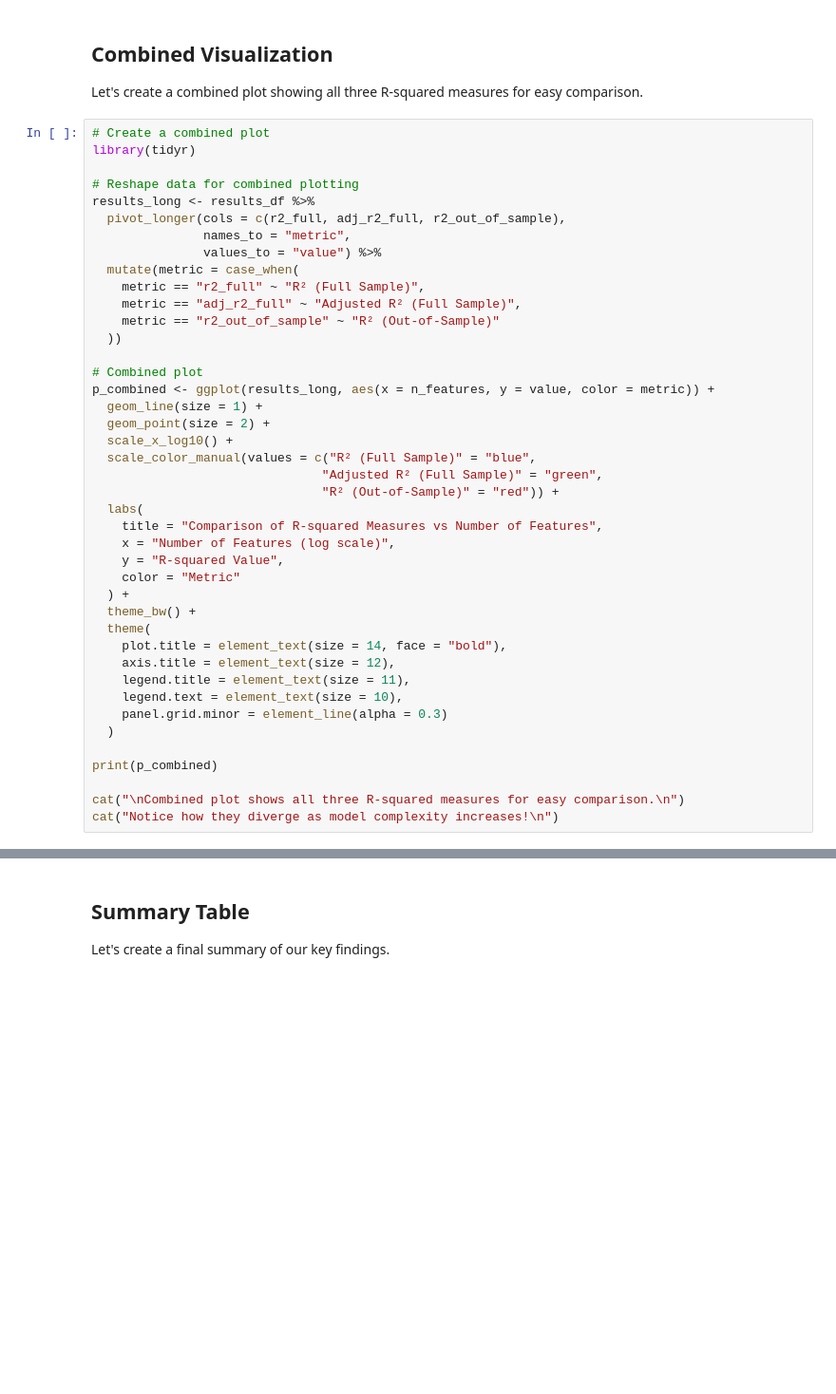
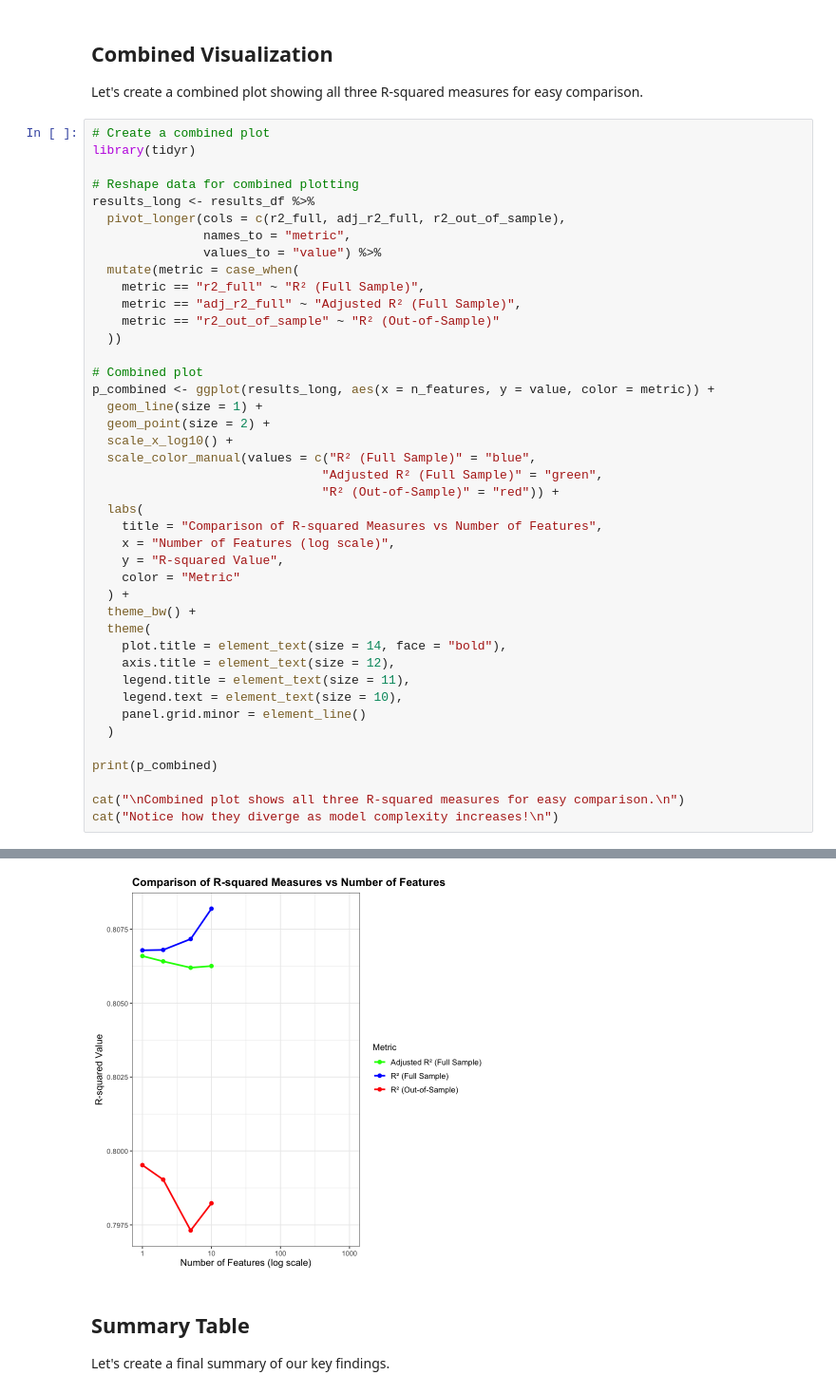
Before and after one commit to gsaco/High_Dimensional_Linear_Models, a Jupyter notebook: R/scripts/part2_overfitting.ipynb, the cells around one changed output, grey strips where cells are left out. Shown: that part at 95% size. Cells and saved outputs as stored; diff of their text form; blank space fills up the shorter version.

```diff
--- a/R/scripts/part2_overfitting.ipynb
+++ b/R/scripts/part2_overfitting.ipynb
@@ -431,10 +561,11 @@ p_combined <- ggplot(results_long, aes(x = n_features, y = value, color = metric
     axis.title = element_text(size = 12),
     legend.title = element_text(size = 11),
     legend.text = element_text(size = 10),
-    panel.grid.minor = element_line(alpha = 0.3)
+    panel.grid.minor = element_line()
   )
 
 print(p_combined)
 
 cat("\nCombined plot shows all three R-squared measures for easy comparison.\n")
 cat("Notice how they diverge as model complexity increases!\n")
+# %% [output]
@@ -441,3 +584,4 @@ cat("Notice how they diverge as model complexity increases!\n")
+[figure, added]
 # %% [markdown]
 ## Summary Table
 
```
Also changed, not shown: parts of 10 cells of this notebook, 4 other files.
